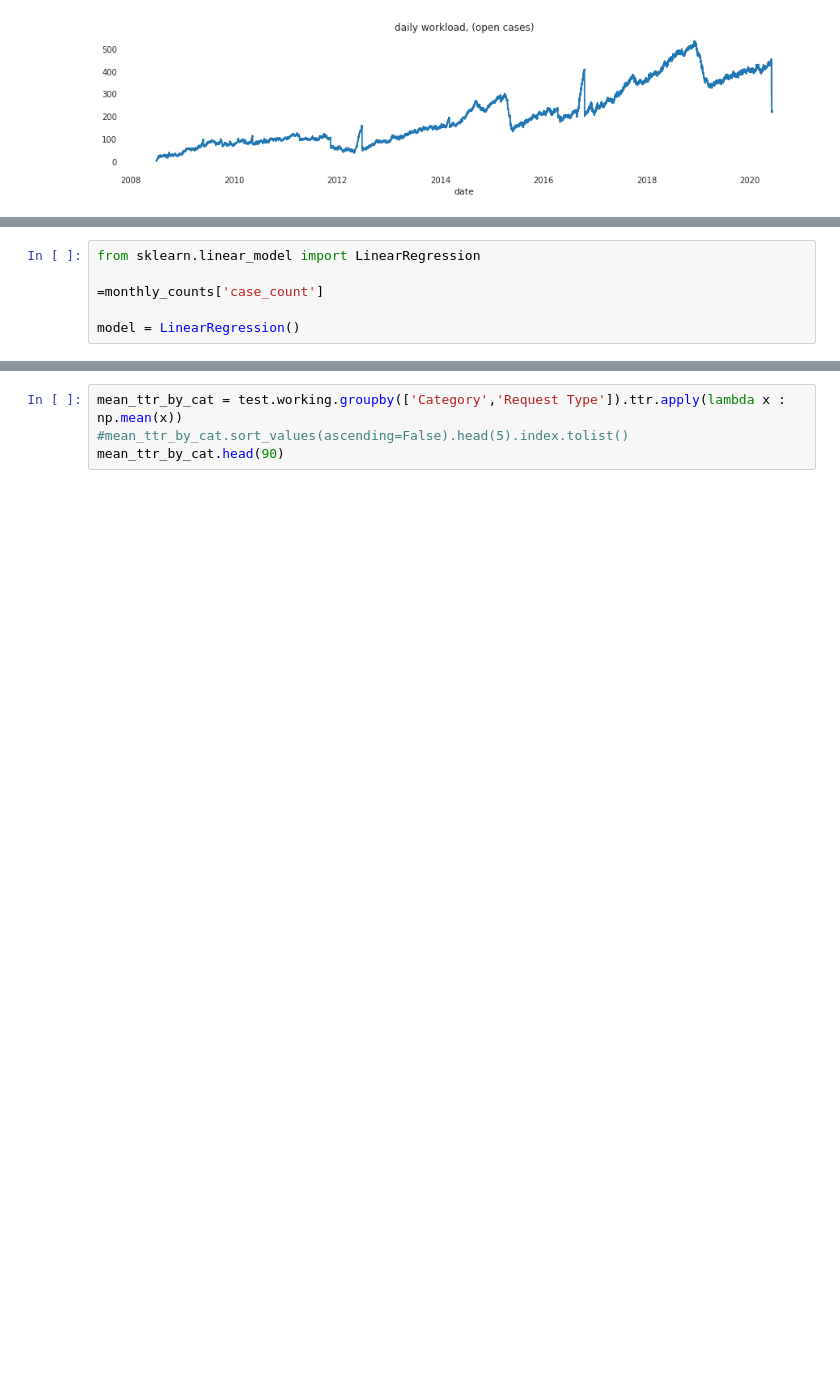
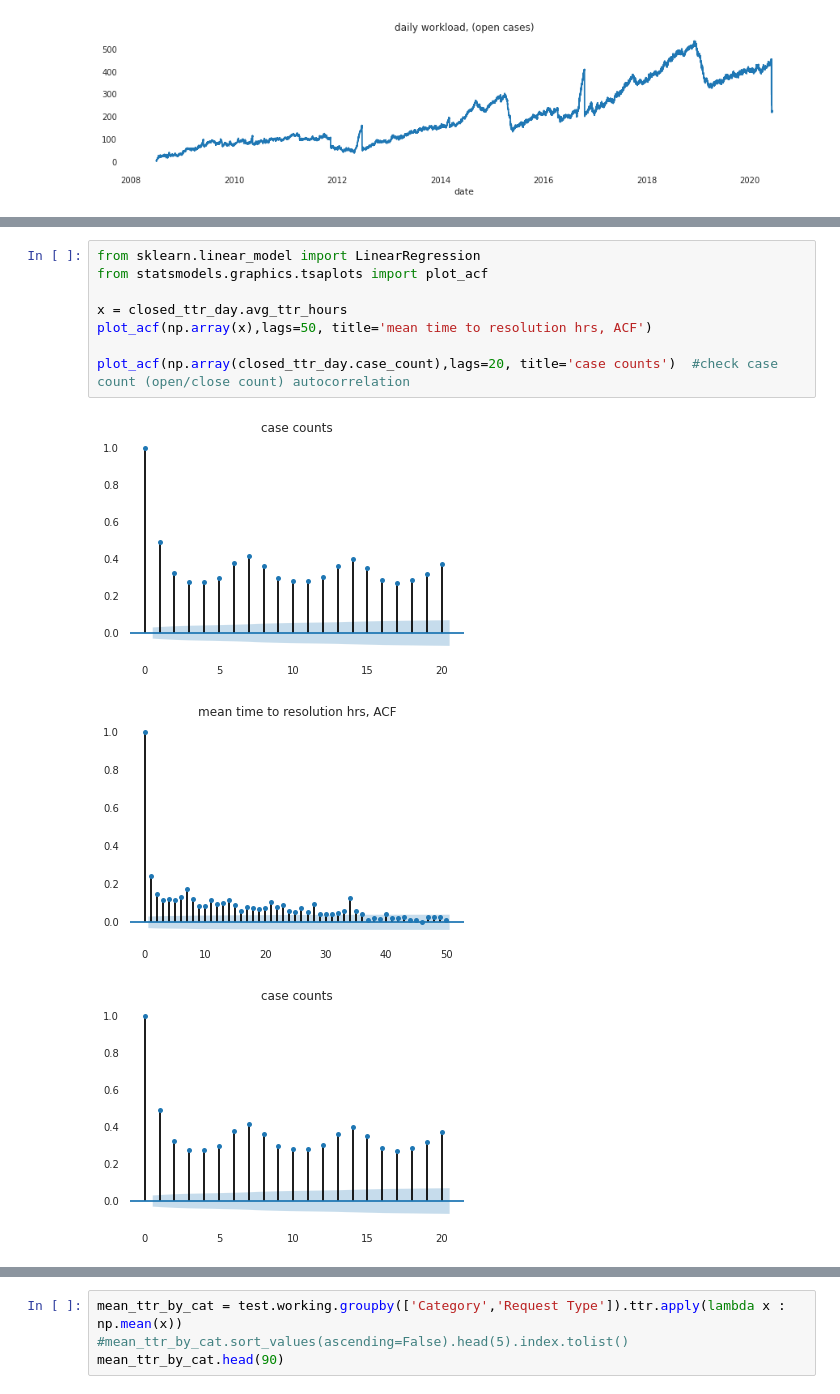
Before and after one commit to dmhliu/DS-Unit-2-Build-dmhliu, a Jupyter notebook: build2.ipynb, the cells around one changed output, grey strips where cells are left out. Saved outputs shown, nothing was run; the diff lists cells and outputs as text; blank space fills up the shorter version.

```diff
--- a/build2.ipynb
+++ b/build2.ipynb
@@ -493,6 +571,12 @@ plt.show()
-# %%
-from sklearn.linear_model import LinearRegression
-
-=monthly_counts['case_count']
-
-model = LinearRegression()
+# %%
+from sklearn.linear_model import LinearRegression
+from statsmodels.graphics.tsaplots import plot_acf
+
+x = closed_ttr_day.avg_ttr_hours
+plot_acf(np.array(x),lags=50, title='mean time to resolution hrs, ACF')
+
+plot_acf(np.array(closed_ttr_day.case_count),lags=20, title='case counts')  #check case count (open/close count) autocorrelation
+# %% [output]
+[figure, added]
+[figure, added]
+[figure, added]
```
Also changed, not shown: parts of 11 cells of this notebook.
